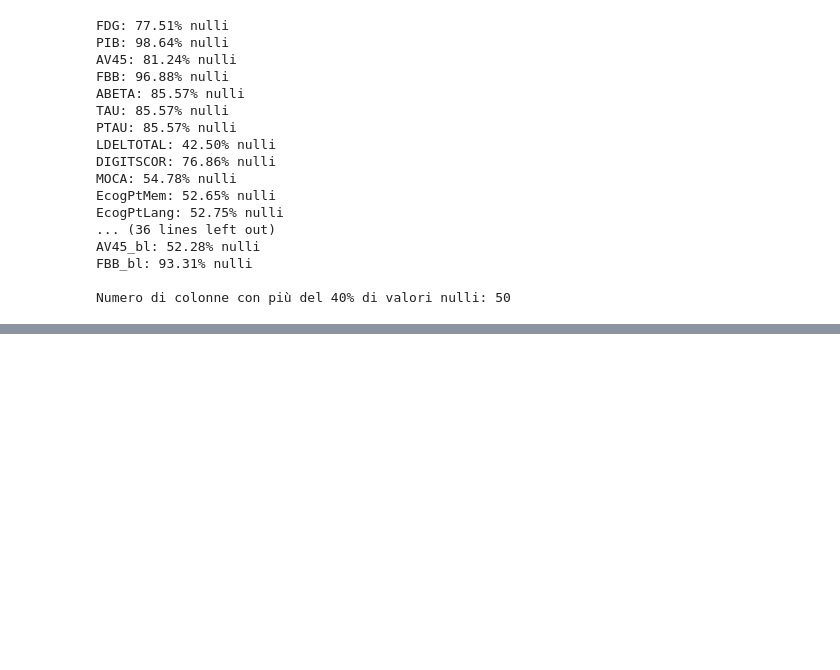
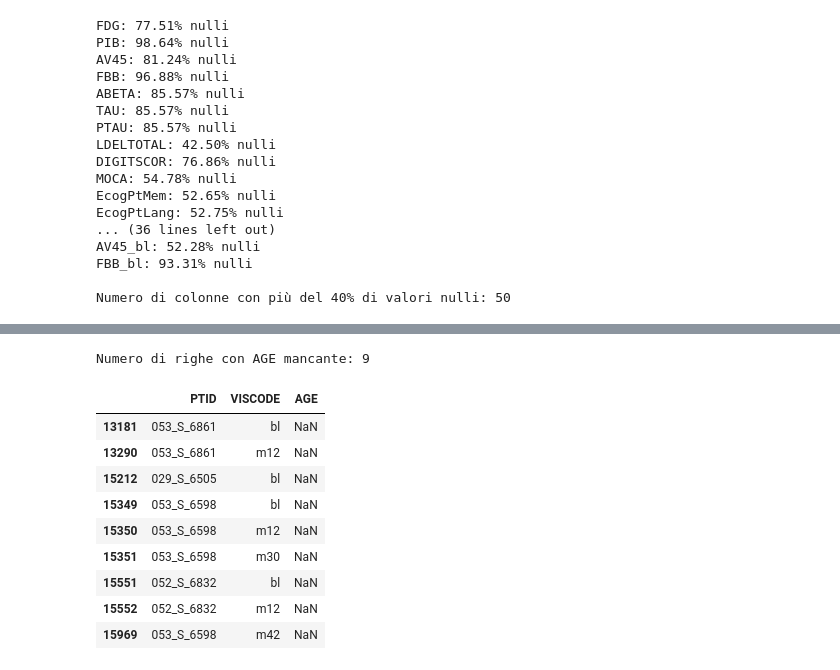
Before and after one commit to RossanaFacchin/DataCleaning, a Jupyter notebook: notebook testcleaning.ipynb, the cells around one changed output, grey strips where cells are left out. Saved outputs shown, nothing was run; the diff lists cells and outputs as text; code cells hidden in the pictures; blank space fills up the shorter version.

```diff
--- a/notebook testcleaning.ipynb
+++ b/notebook testcleaning.ipynb
@@ -175,0 +333,16 @@ Numero di colonne con più del 40% di valori nulli: 50
+# %%
+righe_age_mancante = df[df["AGE"].isna()]
+print(f"Numero di righe con AGE mancante: {len(righe_age_mancante)}")
+righe_age_mancante[["PTID", "VISCODE", "AGE"]]  # sostituisci con le colonne che ti interessano
+# %% [output]
+Numero di righe con AGE mancante: 9
+|  | PTID | VISCODE | AGE |
+| 13181 | 053_S_6861 | bl | NaN |
+| 13290 | 053_S_6861 | m12 | NaN |
+| 15212 | 029_S_6505 | bl | NaN |
+| 15349 | 053_S_6598 | bl | NaN |
+| 15350 | 053_S_6598 | m12 | NaN |
+| 15351 | 053_S_6598 | m30 | NaN |
+| 15551 | 052_S_6832 | bl | NaN |
+| 15552 | 052_S_6832 | m12 | NaN |
+| 15969 | 053_S_6598 | m42 | NaN |
```
Also changed, not shown: parts of 17 cells of this notebook.
